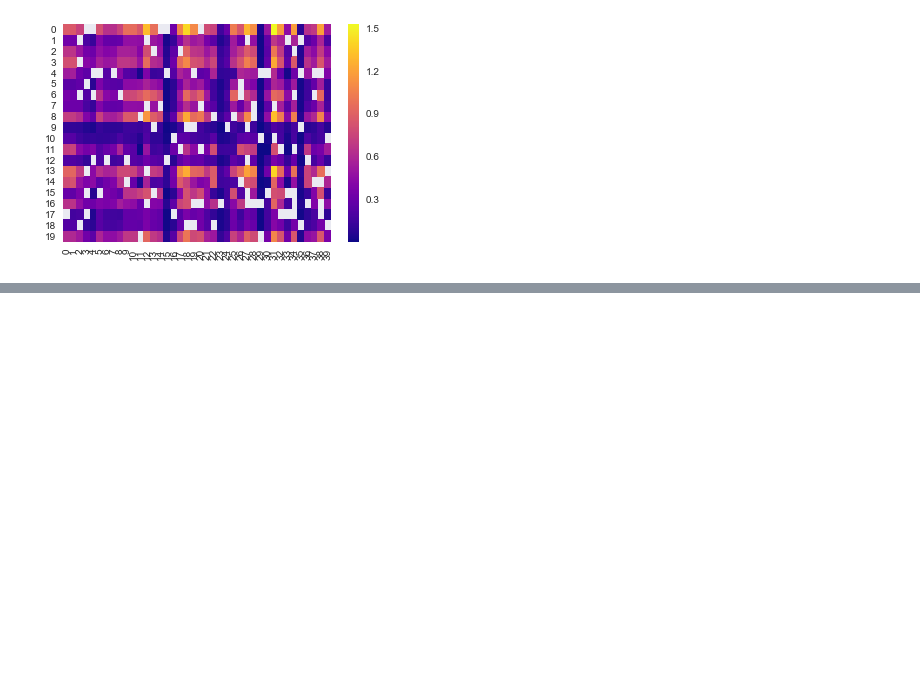
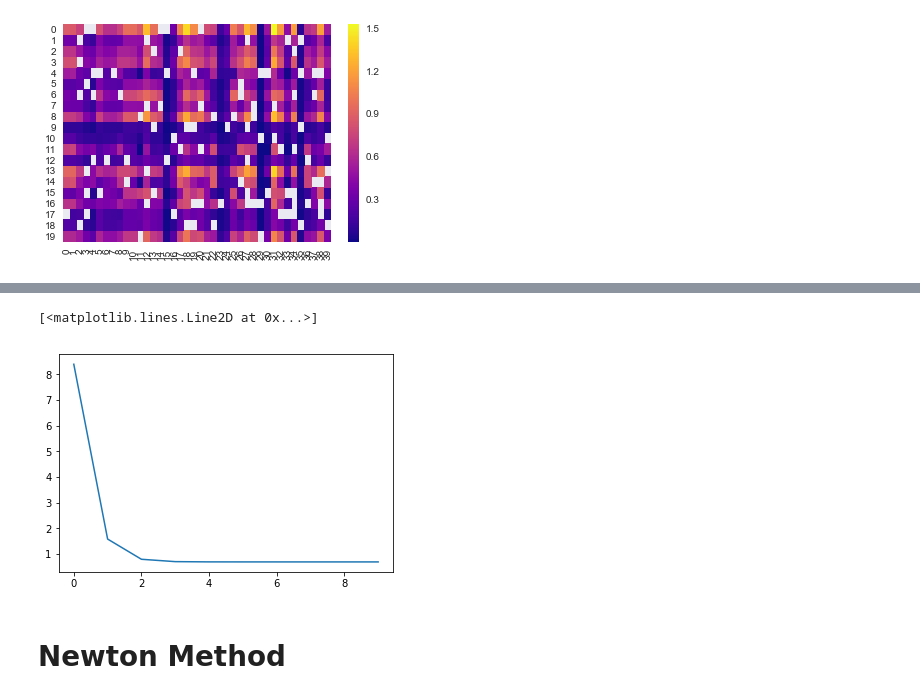
Before and after one commit to mattuzaky/ml-assignment, a Jupyter notebook: midterm-assignment.ipynb, the cells around one changed output, grey strips where cells are left out. Drawn from its saved outputs; the diff is of its cells as text; code cells hidden in the pictures; blank space fills up the shorter version.

```diff
--- a/midterm-assignment.ipynb
+++ b/midterm-assignment.ipynb
@@ -80,0 +140,24 @@ sns.heatmap(A, cmap = 'plasma')
+# %%
+w = np.random.randn(3)
+eta = 0.01
+ite = 10
+log = []
+
+for i in range(ite):
+    log.append(calc_loss(dataset1, w))
+    for j in range(len(dataset1)):
+        pred = get_prob(dataset1[j, 0], dataset1[j, 1], w)
+        if pred > 0.5:
+            pred = 1
+        else:
+            pred = -1
+
+        if pred * dataset1[j, 2] < 0:
+            w = w - eta * steepest_gradient(dataset1, w)
+# %%
+plt.plot(range(ite), log)
+# %% [output]
+[<matplotlib.lines.Line2D at 0x...>]
+[figure, added]
+# %% [markdown]
+# Newton Method
```
Also changed, not shown: parts of 11 cells of this notebook.
